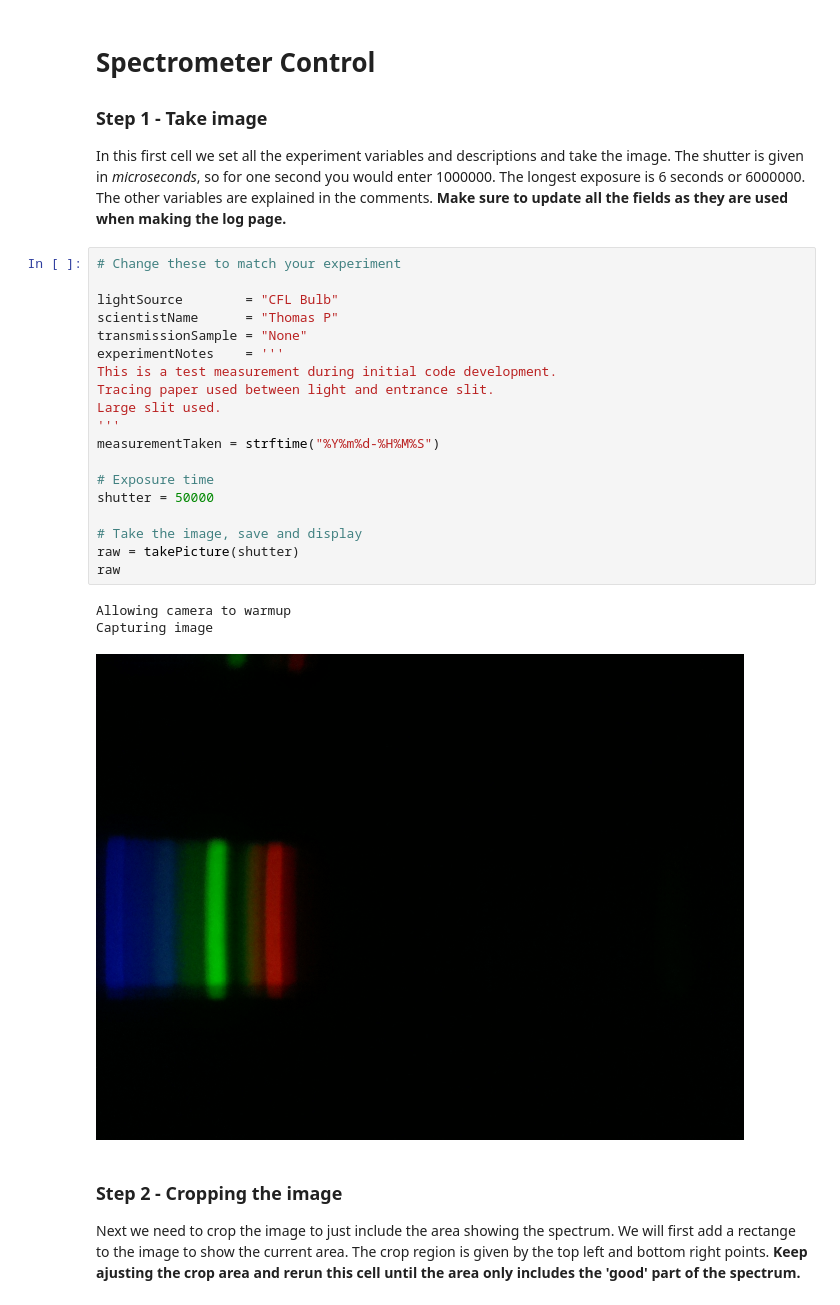
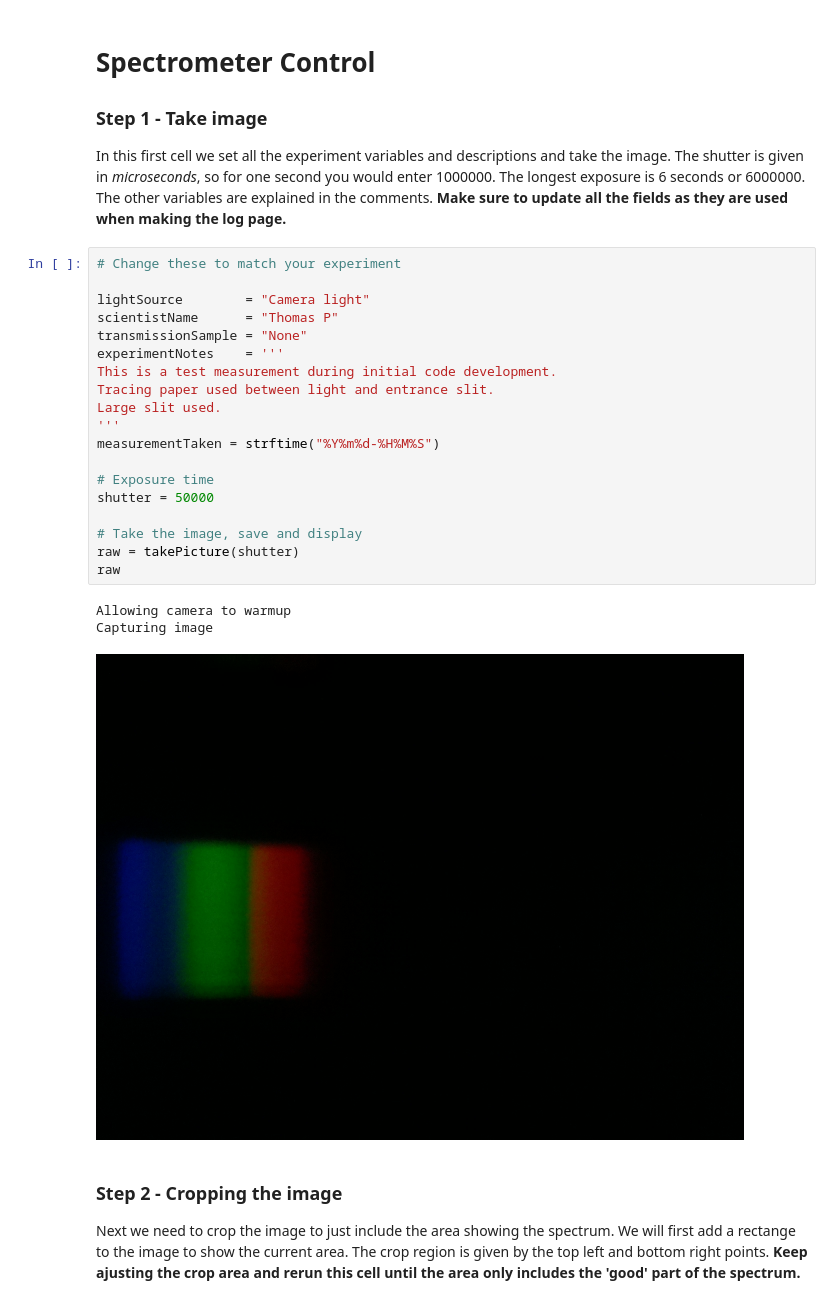
Before and after one commit to orcsgirls/LegoSpectrometer, a Jupyter notebook: SpectrometerControl.ipynb, the cells around one changed output. Saved outputs shown, nothing was run; the diff lists cells and outputs as text.

```diff
--- a/SpectrometerControl.ipynb
+++ b/SpectrometerControl.ipynb
@@ -168,26 +166,26 @@ In this first cell we set all the experiment variables and descriptions and take
 # %%
 # Change these to match your experiment
 
-lightSource        = "CFL Bulb"
+lightSource        = "Camera light"
 scientistName      = "Thomas P"
 transmissionSample = "None"
 experimentNotes    = '''
 This is a test measurement during initial code development.
 Tracing paper used between light and entrance slit.
 Large slit used.
 '''
 measurementTaken = strftime("%Y%m%d-%H%M%S")
 
 # Exposure time
 shutter = 50000
 
 # Take the image, save and display
 raw = takePicture(shutter)
 raw
 # %% [output]
 Allowing camera to warmup
 Capturing image
-[figure, old version]
+[figure, new version]
 # %% [markdown]
 ### Step 2 - Cropping the image
 
```
Also changed, not shown: parts of 10 cells of this notebook, 19 other files.
